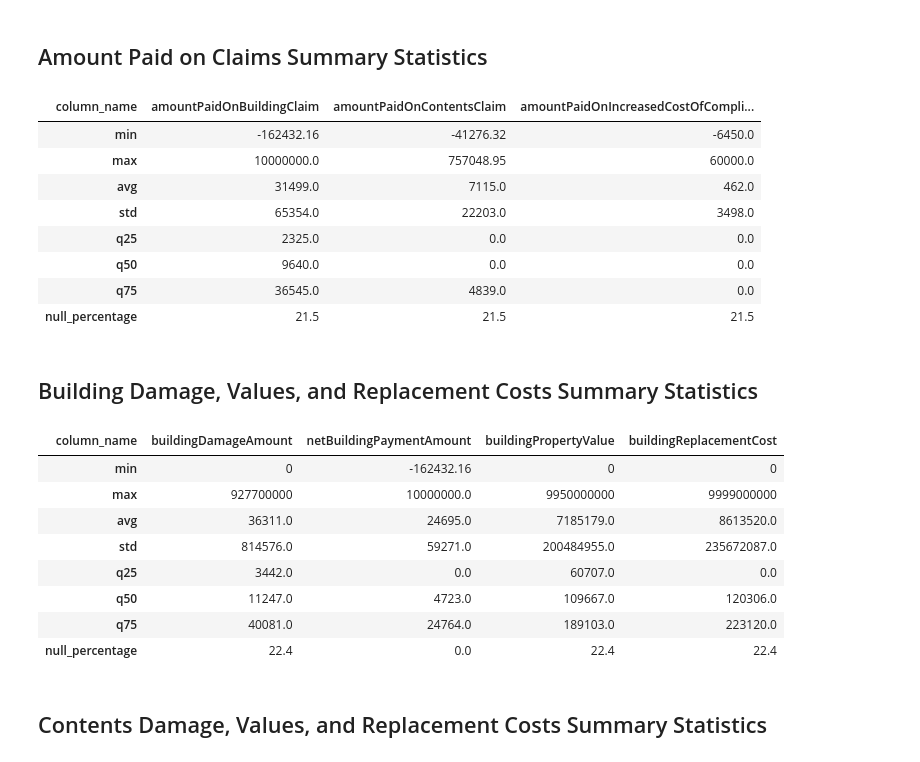
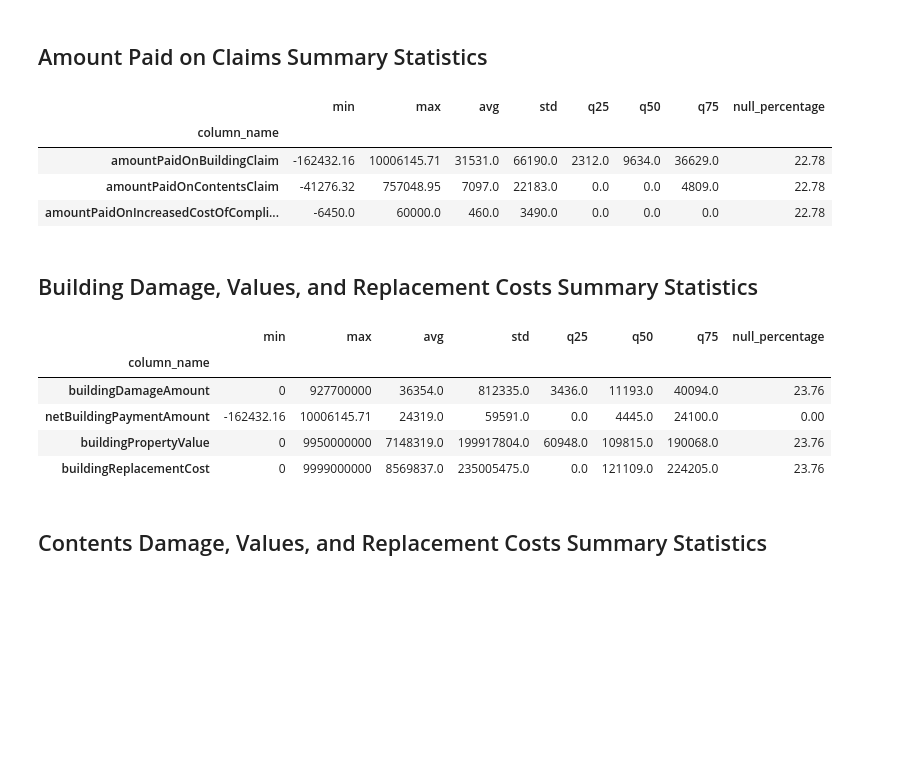
Before and after one commit to mebauer/duckdb-fema-nfip, a Jupyter notebook: analysis.ipynb, the cells around one changed output. Cells and saved outputs as stored; diff of their text form; code cells hidden in the pictures; blank space fills up the shorter version.

```diff
--- a/analysis.ipynb
+++ b/analysis.ipynb
@@ -34,16 +34,19 @@ con.load_extension(path)
 # %% [markdown]
 # Create Table Using DuckDB
 # %%
+# create a DuckDB database instance
+con = duckdb.connect()
+
 # create table of the claims dataset
-con.sql(
-    """
+con.execute("""
     CREATE TABLE claims AS
     FROM read_parquet('data/FimaNfipClaims.parquet')
-    """
-)
+""")
 
-# examine count of rows
-con.sql("SELECT COUNT(*) AS count_rows FROM claims").show()
+# sanity check, examine count of rows
+con.sql("""
+    SELECT COUNT(*) AS count_rows FROM claims
+""").show()
 # %% [output]
 ┌────────────┐
 │ count_rows │
@@ -270,59 +330,68 @@ cols = [
     'q25', 'q50', 'q75', 'null_percentage'
 ]
 
+astype = {
+    'avg':'float',
+    'std':'float',
+    'q25':'float',
+    'q50':'float',
+    'q75':'float'
+}
+
+cols_round = {'avg':0, 'std':0, 'q25':0, 'q50':0, 'q75':0}
+
 (summarize_df
  .loc[summarize_df['column_name'].isin(col_names), cols]
- .astype({'avg':'float', 'std':'float', 'q25':'float', 'q50':'float', 'q75':'float'})
- .round({'avg':0, 'std':0, 'q25':0, 'q50':0, 'q75':0})
+ .astype(astype)
+ .round(cols_round)
  .set_index('column_name')
- .reindex(col_names)
- .T
 )
 # %% [output]
-| column_name | amountPaidOnBuildingClaim | amountPaidOnContentsClaim | amountPaidOnIncreasedCostOfCompli... |
-| min | -162432.16 | -41276.32 | -6450.0 |
-| max | 10000000.0 | 757048.95 | 60000.0 |
-| avg | 31499.0 | 7115.0 | 462.0 |
-| std | 65354.0 | 22203.0 | 3498.0 |
-| q25 | 2325.0 | 0.0 | 0.0 |
-| q50 | 9640.0 | 0.0 | 0.0 |
-| q75 | 36545.0 | 4839.0 | 0.0 |
-| null_percentage | 21.5 | 21.5 | 21.5 |
+|  | min | max | avg | std | q25 | q50 | q75 | null_percentage |
+| column_name |  |  |  |  |  |  |  |  |
+| amountPaidOnBuildingClaim | -162432.16 | 10006145.71 | 31531.0 | 66190.0 | 2312.0 | 9634.0 | 36629.0 | 22.78 |
+| amountPaidOnContentsClaim | -41276.32 | 757048.95 | 7097.0 | 22183.0 | 0.0 | 0.0 | 4809.0 | 22.78 |
+| amountPaidOnIncreasedCostOfCompli... | -6450.0 | 60000.0 | 460.0 | 3490.0 | 0.0 | 0.0 | 0.0 | 22.78 |
 # %% [markdown]
 ## Building Damage, Values, and Replacement Costs Summary Statistics
 # %%
 # examine summary statisitics on building damage amounts, property values and replacement costs columns
 col_names = [
     'buildingDamageAmount',
     'netBuildingPaymentAmount',
     'buildingPropertyValue',
     'buildingReplacementCost'
 
 ]
 
 cols = [
     'column_name', 'min', 'max', 'avg', 'std',
     'q25', 'q50', 'q75', 'null_percentage'
 ]
 
+astype = {
+    'avg':'float',
+    'std':'float',
+    'q25':'float',
+    'q50':'float',
+    'q75':'float'
+}
+
+cols_round = {'avg':0, 'std':0, 'q25':0, 'q50':0, 'q75':0}
+
 (summarize_df
  .loc[summarize_df['column_name'].isin(col_names), cols]
- .astype({'avg':'float', 'std':'float', 'q25':'float', 'q50':'float', 'q75':'float'})
- .round({'avg':0, 'std':0, 'q25':0, 'q50':0, 'q75':0})
+ .astype(astype)
+ .round(cols_round)
  .set_index('column_name')
- .reindex(col_names)
- .T
 )
 # %% [output]
-| column_name | buildingDamageAmount | netBuildingPaymentAmount | buildingPropertyValue | buildingReplacementCost |
-| min | 0 | -162432.16 | 0 | 0 |
-| max | 927700000 | 10000000.0 | 9950000000 | 9999000000 |
-| avg | 36311.0 | 24695.0 | 7185179.0 | 8613520.0 |
-| std | 814576.0 | 59271.0 | 200484955.0 | 235672087.0 |
-| q25 | 3442.0 | 0.0 | 60707.0 | 0.0 |
-| q50 | 11247.0 | 4723.0 | 109667.0 | 120306.0 |
-| q75 | 40081.0 | 24764.0 | 189103.0 | 223120.0 |
-| null_percentage | 22.4 | 0.0 | 22.4 | 22.4 |
+|  | min | max | avg | std | q25 | q50 | q75 | null_percentage |
+| column_name |  |  |  |  |  |  |  |  |
+| buildingDamageAmount | 0 | 927700000 | 36354.0 | 812335.0 | 3436.0 | 11193.0 | 40094.0 | 23.76 |
+| netBuildingPaymentAmount | -162432.16 | 10006145.71 | 24319.0 | 59591.0 | 0.0 | 4445.0 | 24100.0 | 0.00 |
+| buildingPropertyValue | 0 | 9950000000 | 7148319.0 | 199917804.0 | 60948.0 | 109815.0 | 190068.0 | 23.76 |
+| buildingReplacementCost | 0 | 9999000000 | 8569837.0 | 235005475.0 | 0.0 | 121109.0 | 224205.0 | 23.76 |
 # %% [markdown]
 ## Contents Damage, Values, and Replacement Costs Summary Statistics
 # %%
```
Also changed, not shown: parts of 43 cells of this notebook, 4 other files.
